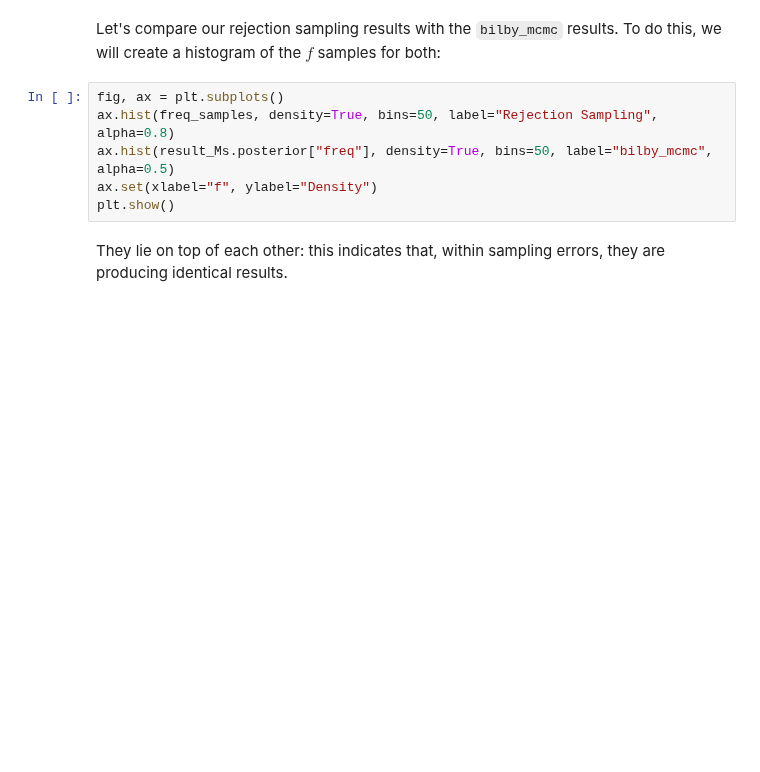
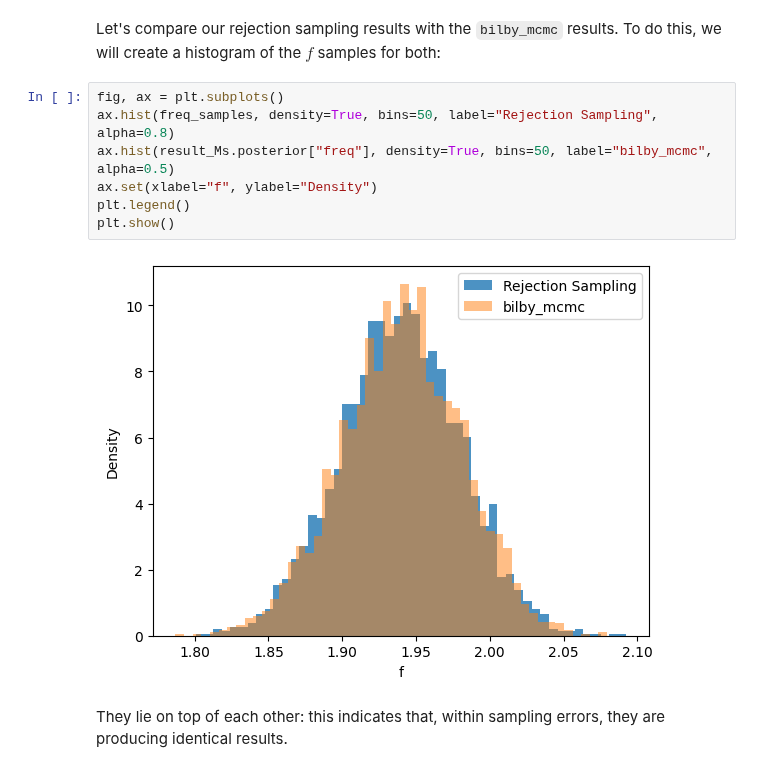
Before and after one commit to gw-odw/odw-2023, a Jupyter notebook: Tutorials/Day_3/Tuto_3.1_Introduction_to_parameter_estimation.ipynb, the cells around one changed output. Saved outputs shown, nothing was run; the diff lists cells and outputs as text; blank space fills up the shorter version.

Commit message:
Changed link and added legend

```diff
--- a/Tutorials/Day_3/Tuto_3.1_Introduction_to_parameter_estimation.ipynb
+++ b/Tutorials/Day_3/Tuto_3.1_Introduction_to_parameter_estimation.ipynb
@@ -287,9 +354,12 @@ Let's compare our rejection sampling results with the `bilby_mcmc` results. To d
 # %%
 fig, ax = plt.subplots()
 ax.hist(freq_samples, density=True, bins=50, label="Rejection Sampling", alpha=0.8)
 ax.hist(result_Ms.posterior["freq"], density=True, bins=50, label="bilby_mcmc", alpha=0.5)
 ax.set(xlabel="f", ylabel="Density")
+plt.legend()
 plt.show()
+# %% [output]
+[figure, added]
 # %% [markdown]
 They lie on top of each other: this indicates that, within sampling errors, they are producing identical results.
 # %% [markdown]
```
Also changed, not shown: parts of 12 cells of this notebook.
